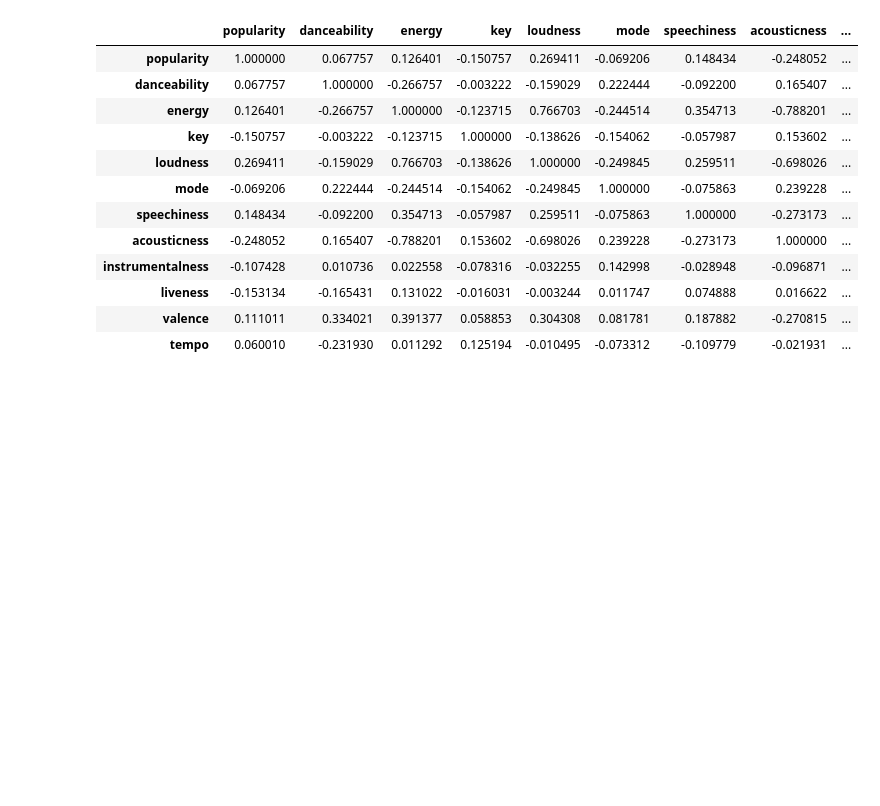
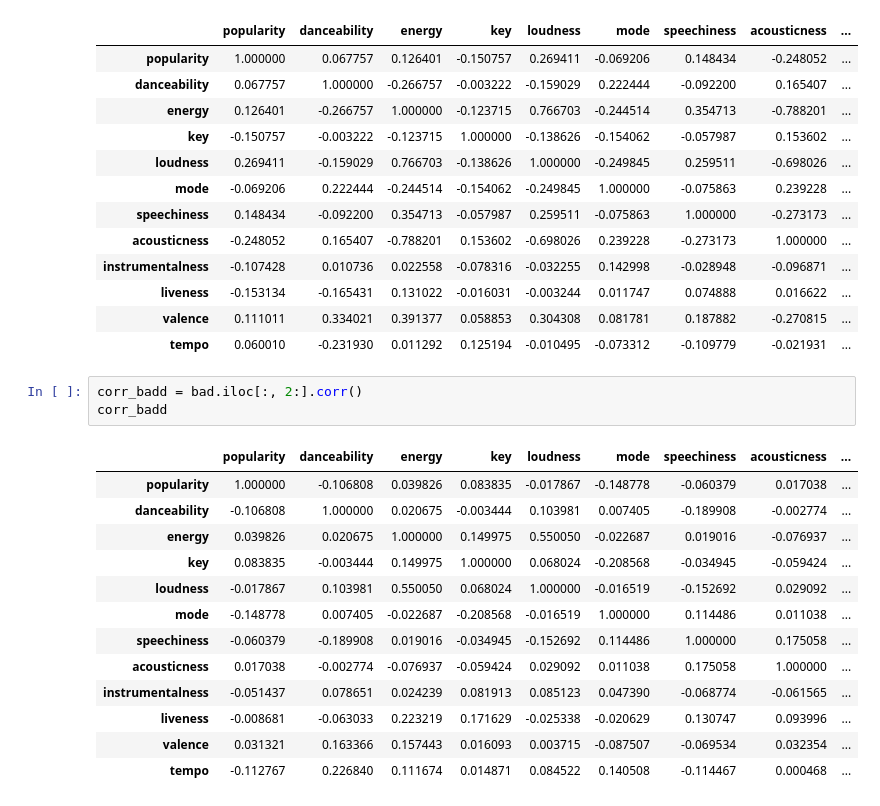
Before and after one commit to guidasneves/spotify_recsys, a Jupyter notebook: end_to_end_system.ipynb, the cells around one changed output. Cells and saved outputs as stored; diff of their text form; blank space fills up the shorter version.

```diff
--- a/end_to_end_system.ipynb
+++ b/end_to_end_system.ipynb
@@ -232,3 +286,20 @@ corr_good
 | liveness | -0.153134 | -0.165431 | 0.131022 | -0.016031 | -0.003244 | 0.011747 | 0.074888 | 0.016622 | ... |
 | valence | 0.111011 | 0.334021 | 0.391377 | 0.058853 | 0.304308 | 0.081781 | 0.187882 | -0.270815 | ... |
 | tempo | 0.060010 | -0.231930 | 0.011292 | 0.125194 | -0.010495 | -0.073312 | -0.109779 | -0.021931 | ... |
+# %%
+corr_badd = bad.iloc[:, 2:].corr()
+corr_badd
+# %% [output]
+|  | popularity | danceability | energy | key | loudness | mode | speechiness | acousticness | ... |
+| popularity | 1.000000 | -0.106808 | 0.039826 | 0.083835 | -0.017867 | -0.148778 | -0.060379 | 0.017038 | ... |
+| danceability | -0.106808 | 1.000000 | 0.020675 | -0.003444 | 0.103981 | 0.007405 | -0.189908 | -0.002774 | ... |
+| energy | 0.039826 | 0.020675 | 1.000000 | 0.149975 | 0.550050 | -0.022687 | 0.019016 | -0.076937 | ... |
+| key | 0.083835 | -0.003444 | 0.149975 | 1.000000 | 0.068024 | -0.208568 | -0.034945 | -0.059424 | ... |
+| loudness | -0.017867 | 0.103981 | 0.550050 | 0.068024 | 1.000000 | -0.016519 | -0.152692 | 0.029092 | ... |
+| mode | -0.148778 | 0.007405 | -0.022687 | -0.208568 | -0.016519 | 1.000000 | 0.114486 | 0.011038 | ... |
+| speechiness | -0.060379 | -0.189908 | 0.019016 | -0.034945 | -0.152692 | 0.114486 | 1.000000 | 0.175058 | ... |
+| acousticness | 0.017038 | -0.002774 | -0.076937 | -0.059424 | 0.029092 | 0.011038 | 0.175058 | 1.000000 | ... |
+| instrumentalness | -0.051437 | 0.078651 | 0.024239 | 0.081913 | 0.085123 | 0.047390 | -0.068774 | -0.061565 | ... |
+| liveness | -0.008681 | -0.063033 | 0.223219 | 0.171629 | -0.025338 | -0.020629 | 0.130747 | 0.093996 | ... |
+| valence | 0.031321 | 0.163366 | 0.157443 | 0.016093 | 0.003715 | -0.087507 | -0.069534 | 0.032354 | ... |
+| tempo | -0.112767 | 0.226840 | 0.111674 | 0.014871 | 0.084522 | 0.140508 | -0.114467 | 0.000468 | ... |
```
Also changed, not shown: parts of 24 cells of this notebook, 3 other files.
